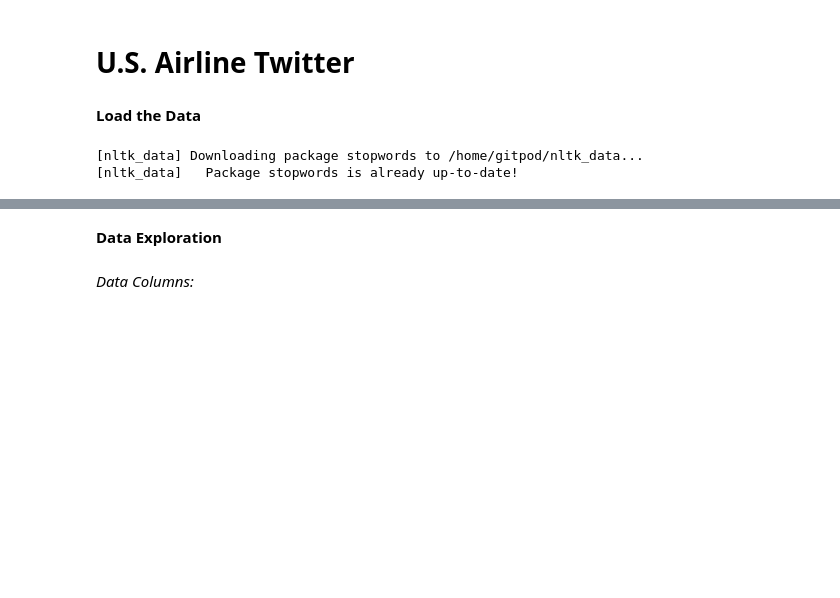
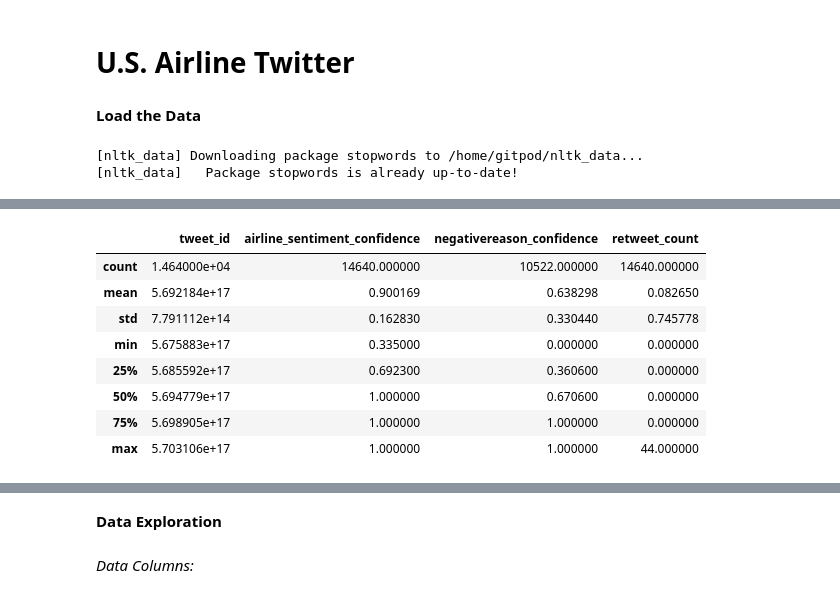
Before and after one commit to outcastgeek/ANLY520_US_AirlineTwitterSentimentAnalysis, a Jupyter notebook: U.S.AirlineTwitterSentimentAnalysis.ipynb, the cells around one changed output, grey strips where cells are left out. Saved outputs shown, nothing was run; the diff lists cells and outputs as text; code cells hidden in the pictures; blank space fills up the shorter version.

```diff
--- a/U.S.AirlineTwitterSentimentAnalysis.ipynb
+++ b/U.S.AirlineTwitterSentimentAnalysis.ipynb
@@ -58,0 +88,12 @@ tweets_dataset = pd.read_csv("data/US_Airline_Tweets.csv") # Load Data
+# %%
+tweets_dataset.describe()
+# %% [output]
+|  | tweet_id | airline_sentiment_confidence | negativereason_confidence | retweet_count |
+| count | 1.464000e+04 | 14640.000000 | 10522.000000 | 14640.000000 |
+| mean | 5.692184e+17 | 0.900169 | 0.638298 | 0.082650 |
+| std | 7.791112e+14 | 0.162830 | 0.330440 | 0.745778 |
+| min | 5.675883e+17 | 0.335000 | 0.000000 | 0.000000 |
+| 25% | 5.685592e+17 | 0.692300 | 0.360600 | 0.000000 |
+| 50% | 5.694779e+17 | 1.000000 | 0.670600 | 0.000000 |
+| 75% | 5.698905e+17 | 1.000000 | 1.000000 | 0.000000 |
+| max | 5.703106e+17 | 1.000000 | 1.000000 | 44.000000 |
```
Also changed, not shown: parts of 14 cells of this notebook.
